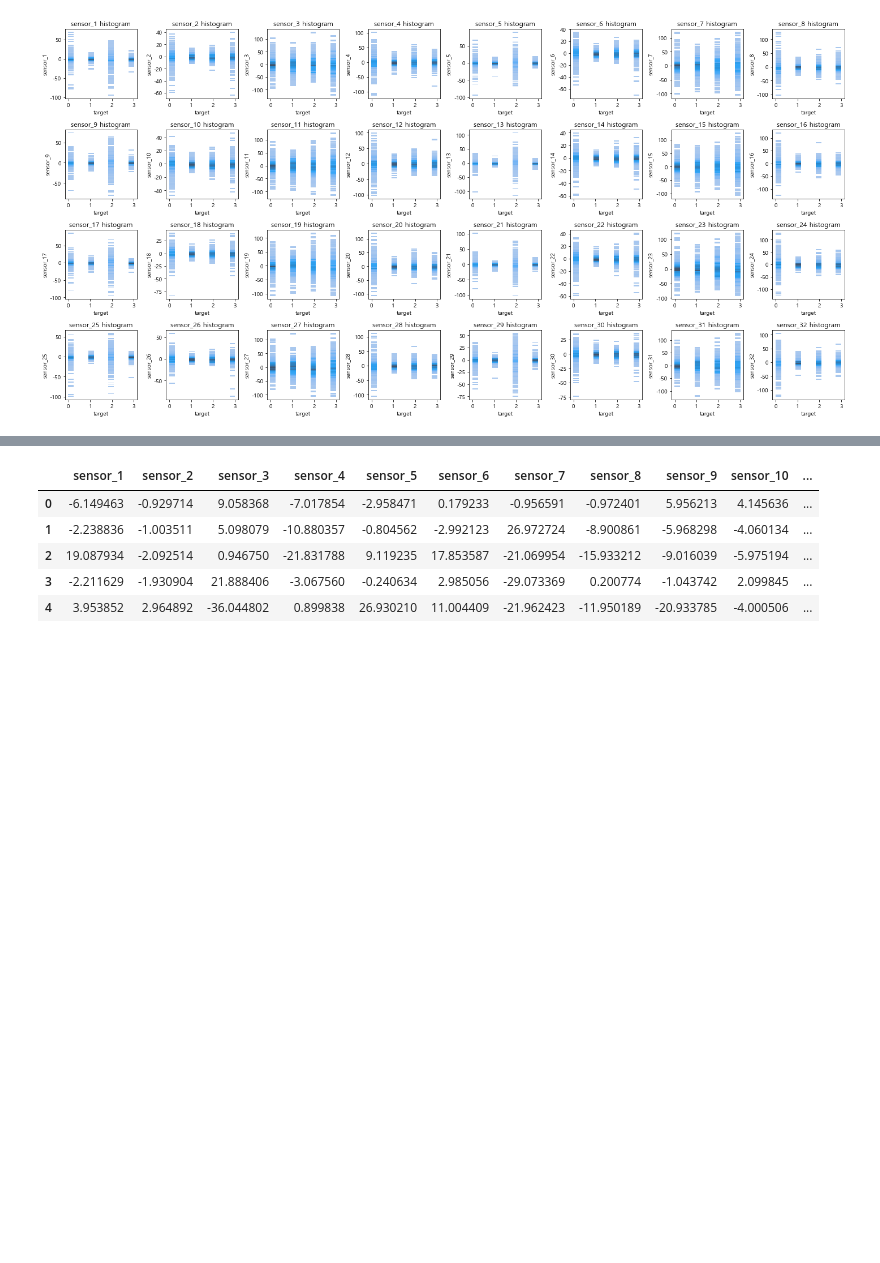
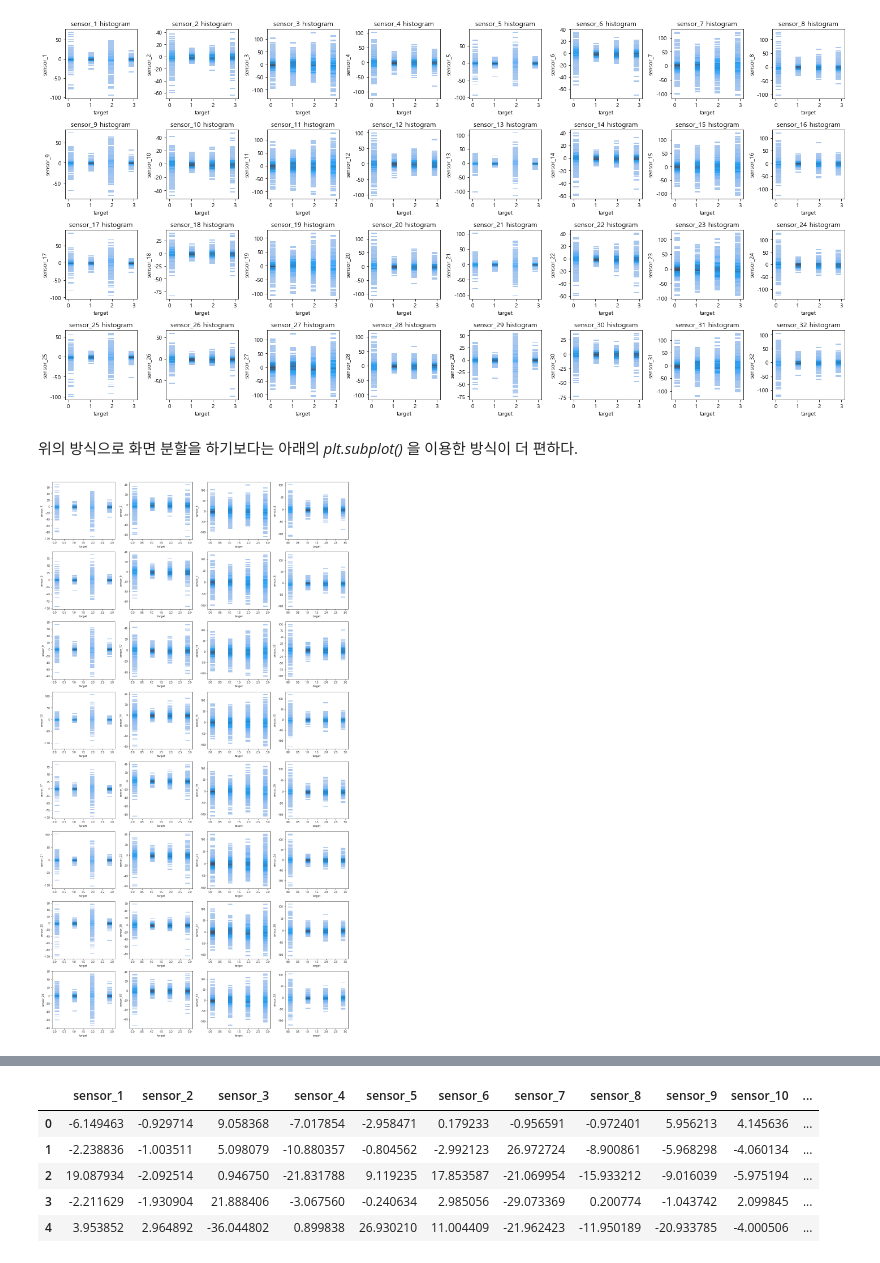
Before and after one commit to Park-Young-Bin/Python_Projects, a Jupyter notebook: 데이콘/[데이콘] 손동작 분류 경진대회.ipynb, the cells around one changed output, grey strips where cells are left out. Drawn from its saved outputs; the diff is of its cells as text; code cells hidden in the pictures; blank space fills up the shorter version.

```diff
--- a/데이콘/[데이콘] 손동작 분류 경진대회.ipynb
+++ b/데이콘/[데이콘] 손동작 분류 경진대회.ipynb
@@ -273,3 +273,20 @@ plt.tight_layout()
 plt.show()
 # %% [output]
 [figure]
+# %% [markdown]
+위의 방식으로 화면 분할을 하기보다는 아래의 *plt.subplot()* 을 이용한 방식이 더 편하다.
+# %%
+target = 'target'
+feature = train.columns[1:-1]
+
+plt.figure(figsize = (15, 40))
+
+for i in range(len(feature)):
+    plt.subplot(8, 4, i+1)
+    plt.xlabel('target')
+    plt.ylabel(feature[i])
+    sns.histplot(data=train, x = train[target], y = train[feature[i]])
+plt.tight_layout(rect=[0, 0.03, 1, 0.7]) # left, bottom, rightm top
+plt.show()
+# %% [output]
+[figure, added]
```
Also changed, not shown: parts of 45 cells of this notebook.
